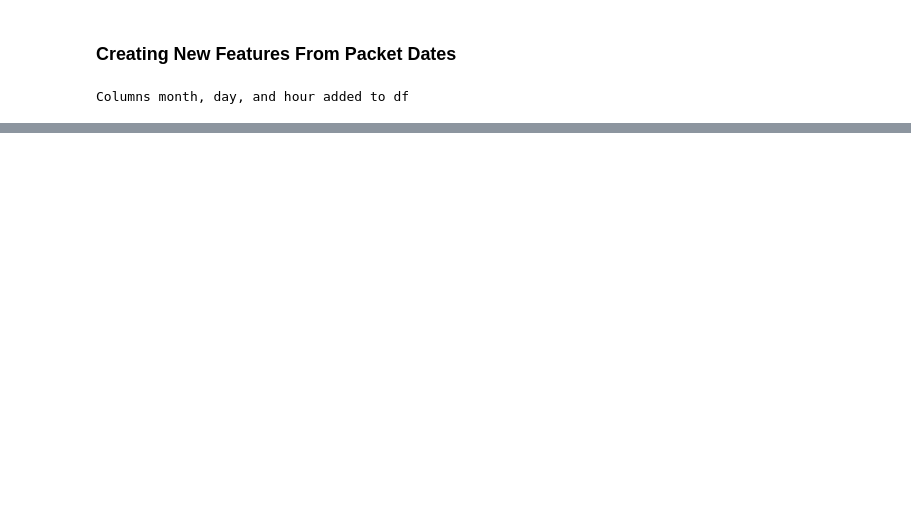
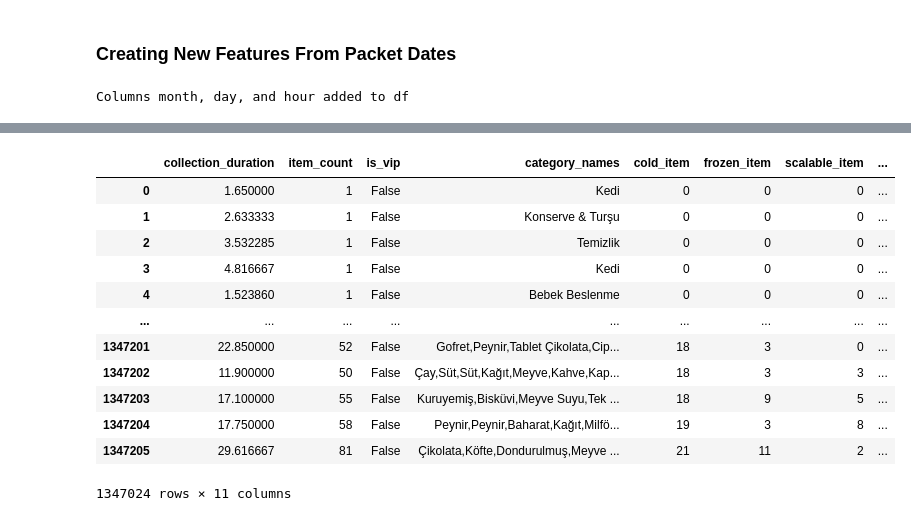
Before and after one commit to batuhanbasturk/Bitirme-Projesi, a Jupyter notebook: main/Bitirme_projesi_Migros.ipynb, the cells around one changed output, grey strips where cells are left out. Cells and saved outputs as stored; diff of their text form; code cells hidden in the pictures; blank space fills up the shorter version.

```diff
--- a/main/Bitirme_projesi_Migros.ipynb
+++ b/main/Bitirme_projesi_Migros.ipynb
@@ -208,0 +269,23 @@ df
+# %%
+# Check if there are any duplicates keep first for order & package id
+df.drop_duplicates(subset=['order_id', 'package_id'], keep='first', inplace=True)
+# Drop null values
+df.dropna(inplace=True)
+# Drop the columns that are not needed
+df.drop(columns=['package_id','order_id','units'], inplace=True)
+# %%
+df
+# %% [output]
+|  | collection_duration | item_count | is_vip | category_names | cold_item | frozen_item | scalable_item | ... |
+| 0 | 1.650000 | 1 | False | Kedi | 0 | 0 | 0 | ... |
+| 1 | 2.633333 | 1 | False | Konserve & Turşu | 0 | 0 | 0 | ... |
+| 2 | 3.532285 | 1 | False | Temizlik | 0 | 0 | 0 | ... |
+| 3 | 4.816667 | 1 | False | Kedi | 0 | 0 | 0 | ... |
+| 4 | 1.523860 | 1 | False | Bebek Beslenme | 0 | 0 | 0 | ... |
+| ... | ... | ... | ... | ... | ... | ... | ... | ... |
+| 1347201 | 22.850000 | 52 | False | Gofret,Peynir,Tablet Çikolata,Cip... | 18 | 3 | 0 | ... |
+| 1347202 | 11.900000 | 50 | False | Çay,Süt,Süt,Kağıt,Meyve,Kahve,Kap... | 18 | 3 | 3 | ... |
+| 1347203 | 17.100000 | 55 | False | Kuruyemiş,Bisküvi,Meyve Suyu,Tek ... | 18 | 9 | 5 | ... |
+| 1347204 | 17.750000 | 58 | False | Peynir,Peynir,Baharat,Kağıt,Milfö... | 19 | 3 | 8 | ... |
+| 1347205 | 29.616667 | 81 | False | Çikolata,Köfte,Dondurulmuş,Meyve ... | 21 | 11 | 2 | ... |
+1347024 rows × 11 columns
```
Also changed, not shown: parts of 17 cells of this notebook.
